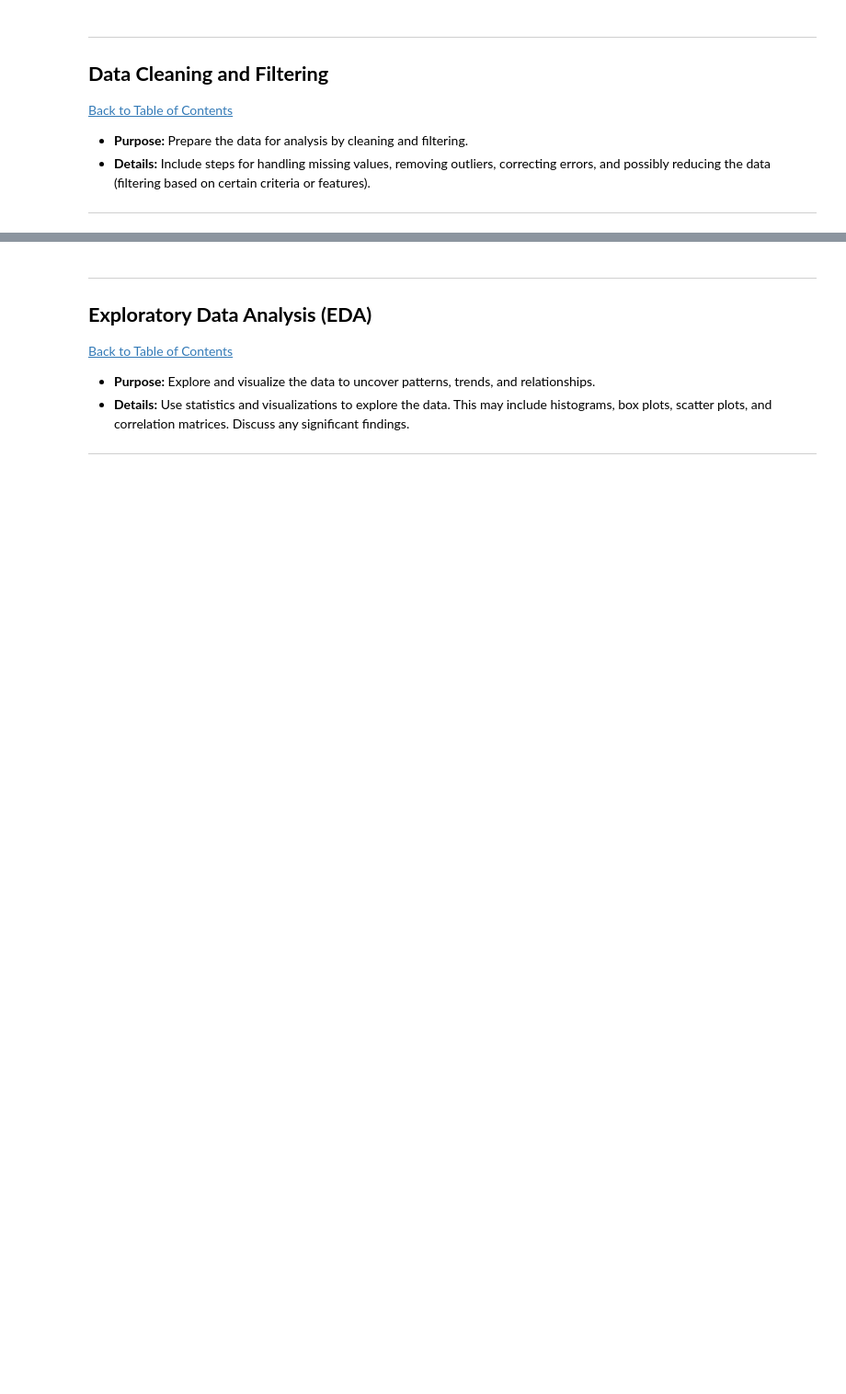
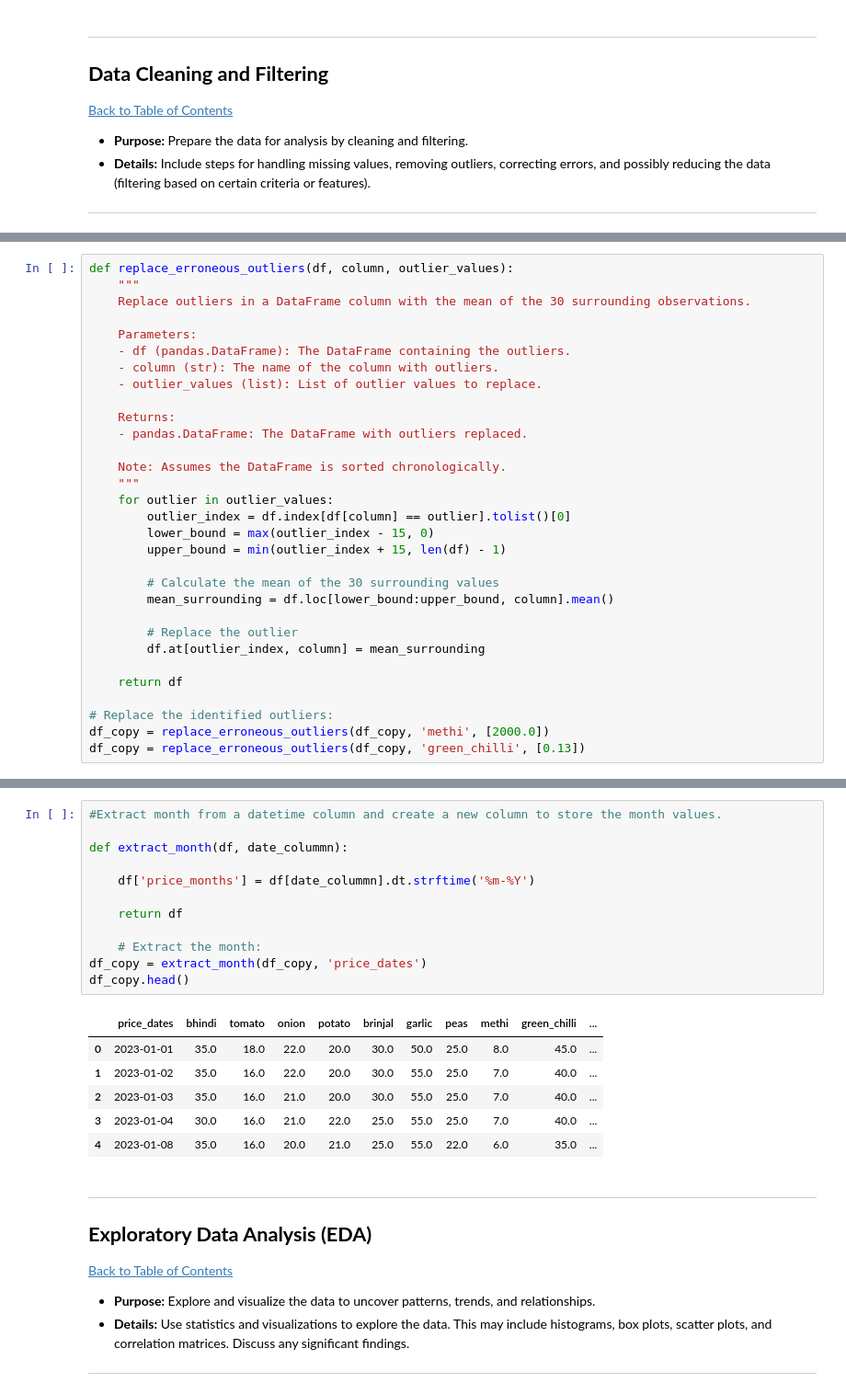
Before and after one commit to Ntokozo-sbusiso/QCTO_Workplace, a Jupyter notebook: QCTO---Workplace-Module-Notebook-Template-4571.ipynb, the cells around one changed output, grey strips where cells are left out. Shown: that part at 92% size. Saved outputs shown, nothing was run; the diff lists cells and outputs as text; blank space fills up the shorter version.

Commit message:
Data Cleaning

```diff
--- a/QCTO---Workplace-Module-Notebook-Template-4571.ipynb
+++ b/QCTO---Workplace-Module-Notebook-Template-4571.ipynb
@@ -113,0 +342,31 @@ df.head()
+# %%
+def replace_erroneous_outliers(df, column, outlier_values):
+    """
+    Replace outliers in a DataFrame column with the mean of the 30 surrounding observations.
+
+    Parameters:
+    - df (pandas.DataFrame): The DataFrame containing the outliers.
+    - column (str): The name of the column with outliers.
+    - outlier_values (list): List of outlier values to replace.
+
+    Returns:
+    - pandas.DataFrame: The DataFrame with outliers replaced.
+
+    Note: Assumes the DataFrame is sorted chronologically.
+    """
+    for outlier in outlier_values:
+        outlier_index = df.index[df[column] == outlier].tolist()[0]
+        lower_bound = max(outlier_index - 15, 0)
+        upper_bound = min(outlier_index + 15, len(df) - 1)
+
+        # Calculate the mean of the 30 surrounding values
+        mean_surrounding = df.loc[lower_bound:upper_bound, column].mean()
+
+        # Replace the outlier
+        df.at[outlier_index, column] = mean_surrounding
+
+    return df
+
+# Replace the identified outliers:
+df_copy = replace_erroneous_outliers(df_copy, 'methi', [2000.0])
+df_copy = replace_erroneous_outliers(df_copy, 'green_chilli', [0.13])
@@ -114,3 +377,22 @@ df.head()
+# %%
+#Extract month from a datetime column and create a new column to store the month values.
+
+def extract_month(df, date_colummn):
+
+    df['price_months'] = df[date_colummn].dt.strftime('%m-%Y')
+
+    return df
+
+    # Extract the month:
+df_copy = extract_month(df_copy, 'price_dates')
+df_copy.head()
+# %% [output]
+|  | price_dates | bhindi | tomato | onion | potato | brinjal | garlic | peas | methi | green_chilli | ... |
+| 0 | 2023-01-01 | 35.0 | 18.0 | 22.0 | 20.0 | 30.0 | 50.0 | 25.0 | 8.0 | 45.0 | ... |
+| 1 | 2023-01-02 | 35.0 | 16.0 | 22.0 | 20.0 | 30.0 | 55.0 | 25.0 | 7.0 | 40.0 | ... |
+| 2 | 2023-01-03 | 35.0 | 16.0 | 21.0 | 20.0 | 30.0 | 55.0 | 25.0 | 7.0 | 40.0 | ... |
+| 3 | 2023-01-04 | 30.0 | 16.0 | 21.0 | 22.0 | 25.0 | 55.0 | 25.0 | 7.0 | 40.0 | ... |
+| 4 | 2023-01-08 | 35.0 | 16.0 | 20.0 | 21.0 | 25.0 | 55.0 | 22.0 | 6.0 | 35.0 | ... |
 # %% [markdown]
 ---
 <a href=#five></a>
```
Also changed, not shown: parts of 27 cells of this notebook.
